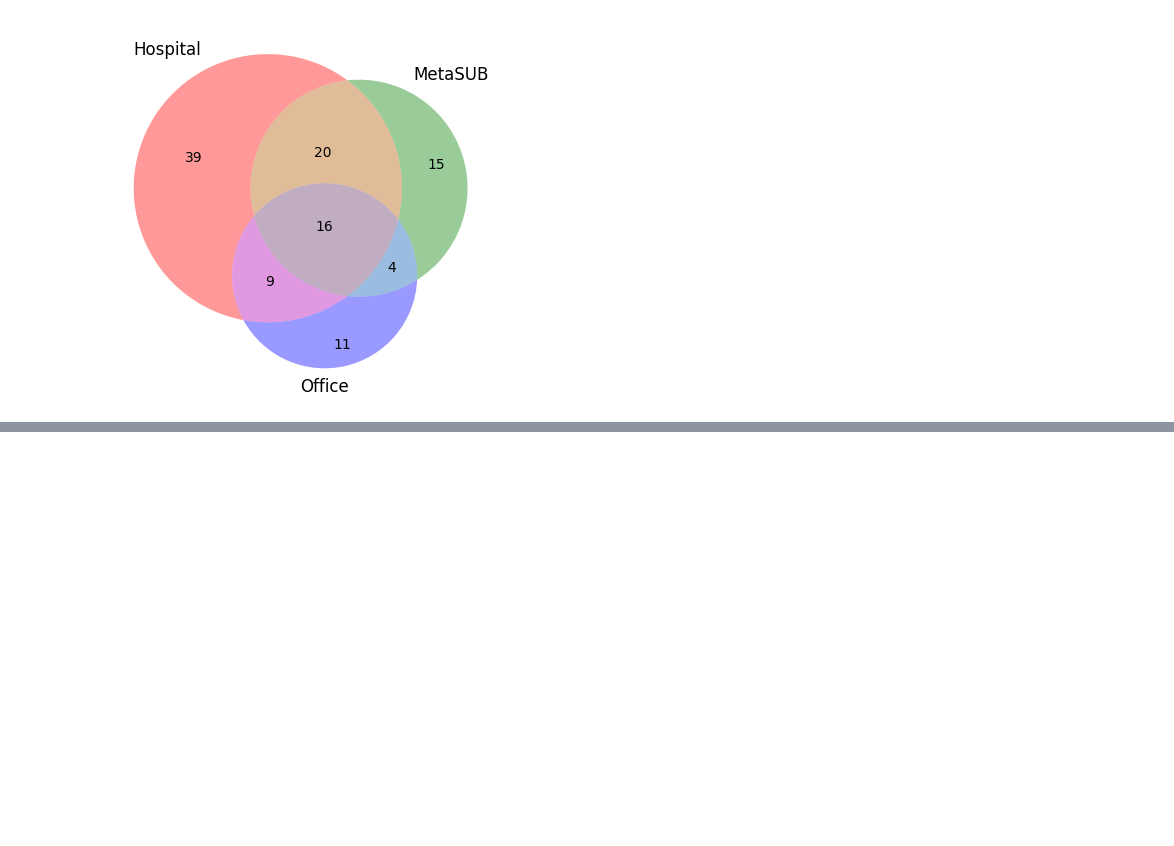
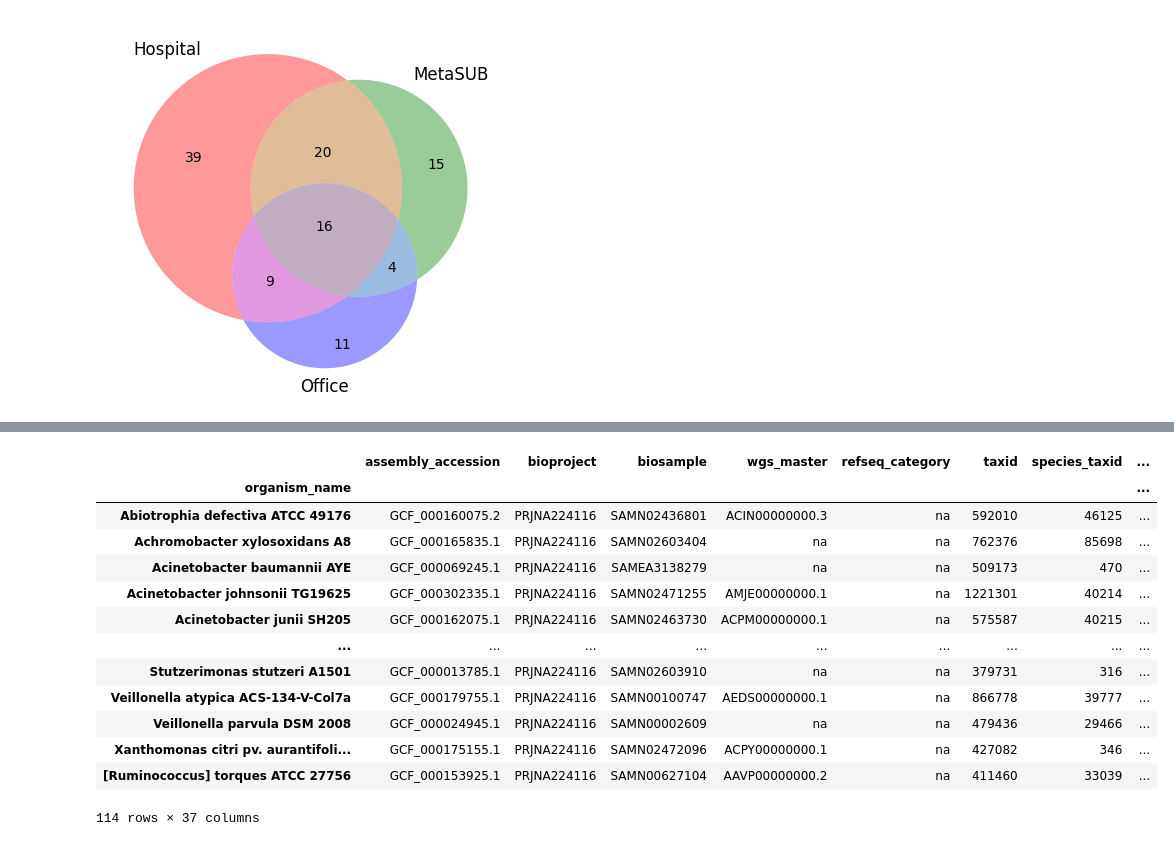
Before and after one commit to RamanLab/Hospital_Microbiome, a Jupyter notebook: Diversity.ipynb, the cells around one changed output, grey strips where cells are left out. Saved outputs shown, nothing was run; the diff lists cells and outputs as text; code cells hidden in the pictures; blank space fills up the shorter version.

```diff
--- a/Diversity.ipynb
+++ b/Diversity.ipynb
@@ -311,7 +314,6 @@ TypeError: Passing a set as an indexer is not supported. Use a list instead.
 
 # FTP link
 ftp_link = "https://ftp.ncbi.nlm.nih.gov/genomes/refseq/assembly_summary_refseq.txt"
-
 
 def fetch_row_by_organism_name(ftp_link, organism_name):
     """
@@ -341,31 +343,47 @@ def fetch_row_by_organism_name(ftp_link, organism_name):
                 return line
     else:
         print("Failed to fetch data from FTP link.")
 
 # Create an empty DataFrame
 column_names = ["assembly_accession", "bioproject", "biosample", "wgs_master", "refseq_category",
                 "taxid", "species_taxid", "organism_name", "infraspecific_name", "isolate",
                 "version_status", "assembly_level", "release_type", "genome_rep", "seq_rel_date",
                 "asm_name", "asm_submitter", "gbrs_paired_asm", "paired_asm_comp", "ftp_path",
                 "excluded_from_refseq", "relation_to_type_material", "asm_not_live_date", "assembly_type",
                 "group", "genome_size", "genome_size_ungapped", "gc_percent", "replicon_count",
                 "scaffold_count", "contig_count", "annotation_provider", "annotation_name",
                 "annotation_date", "total_gene_count", "protein_coding_gene_count", "non_coding_gene_count",
                 "pubmed_id"]
 
 genome_details = pd.DataFrame(columns=column_names)
 
 # Iterate over unique_values and append rows to the DataFrame
 for organism_name in unique_values:
     row = fetch_row_by_organism_name(ftp_link, organism_name)
     if row:
         row_data = row.split('\t')
-        genome_details = genome_details.append(pd.DataFrame([row_data], columns=column_names), ignore_index=True)
+        new_row = pd.DataFrame([row_data], columns=column_names)
+        genome_details = pd.concat([genome_details, new_row], ignore_index=True)
 
 # Set organism_name as the index
 genome_details.set_index('organism_name', inplace=True)
 
 # Save the genome information to the CSV file
 genome_details.to_csv(output_path + 'genome_details.csv', index=True, sep=',')
 
 genome_details
+# %% [output]
+|  | assembly_accession | bioproject | biosample | wgs_master | refseq_category | taxid | species_taxid | ... |
+| organism_name |  |  |  |  |  |  |  | ... |
+| Abiotrophia defectiva ATCC 49176 | GCF_000160075.2 | PRJNA224116 | SAMN02436801 | ACIN00000000.3 | na | 592010 | 46125 | ... |
+| Achromobacter xylosoxidans A8 | GCF_000165835.1 | PRJNA224116 | SAMN02603404 | na | na | 762376 | 85698 | ... |
+| Acinetobacter baumannii AYE | GCF_000069245.1 | PRJNA224116 | SAMEA3138279 | na | na | 509173 | 470 | ... |
+| Acinetobacter johnsonii TG19625 | GCF_000302335.1 | PRJNA224116 | SAMN02471255 | AMJE00000000.1 | na | 1221301 | 40214 | ... |
+| Acinetobacter junii SH205 | GCF_000162075.1 | PRJNA224116 | SAMN02463730 | ACPM00000000.1 | na | 575587 | 40215 | ... |
+| ... | ... | ... | ... | ... | ... | ... | ... | ... |
+| Stutzerimonas stutzeri A1501 | GCF_000013785.1 | PRJNA224116 | SAMN02603910 | na | na | 379731 | 316 | ... |
+| Veillonella atypica ACS-134-V-Col7a | GCF_000179755.1 | PRJNA224116 | SAMN00100747 | AEDS00000000.1 | na | 866778 | 39777 | ... |
+| Veillonella parvula DSM 2008 | GCF_000024945.1 | PRJNA224116 | SAMN00002609 | na | na | 479436 | 29466 | ... |
+| Xanthomonas citri pv. aurantifoli... | GCF_000175155.1 | PRJNA224116 | SAMN02472096 | ACPY00000000.1 | na | 427082 | 346 | ... |
+| [Ruminococcus] torques ATCC 27756 | GCF_000153925.1 | PRJNA224116 | SAMN00627104 | AAVP00000000.2 | na | 411460 | 33039 | ... |
+114 rows × 37 columns
```
Also changed, not shown: parts of 2 cells of this notebook.
